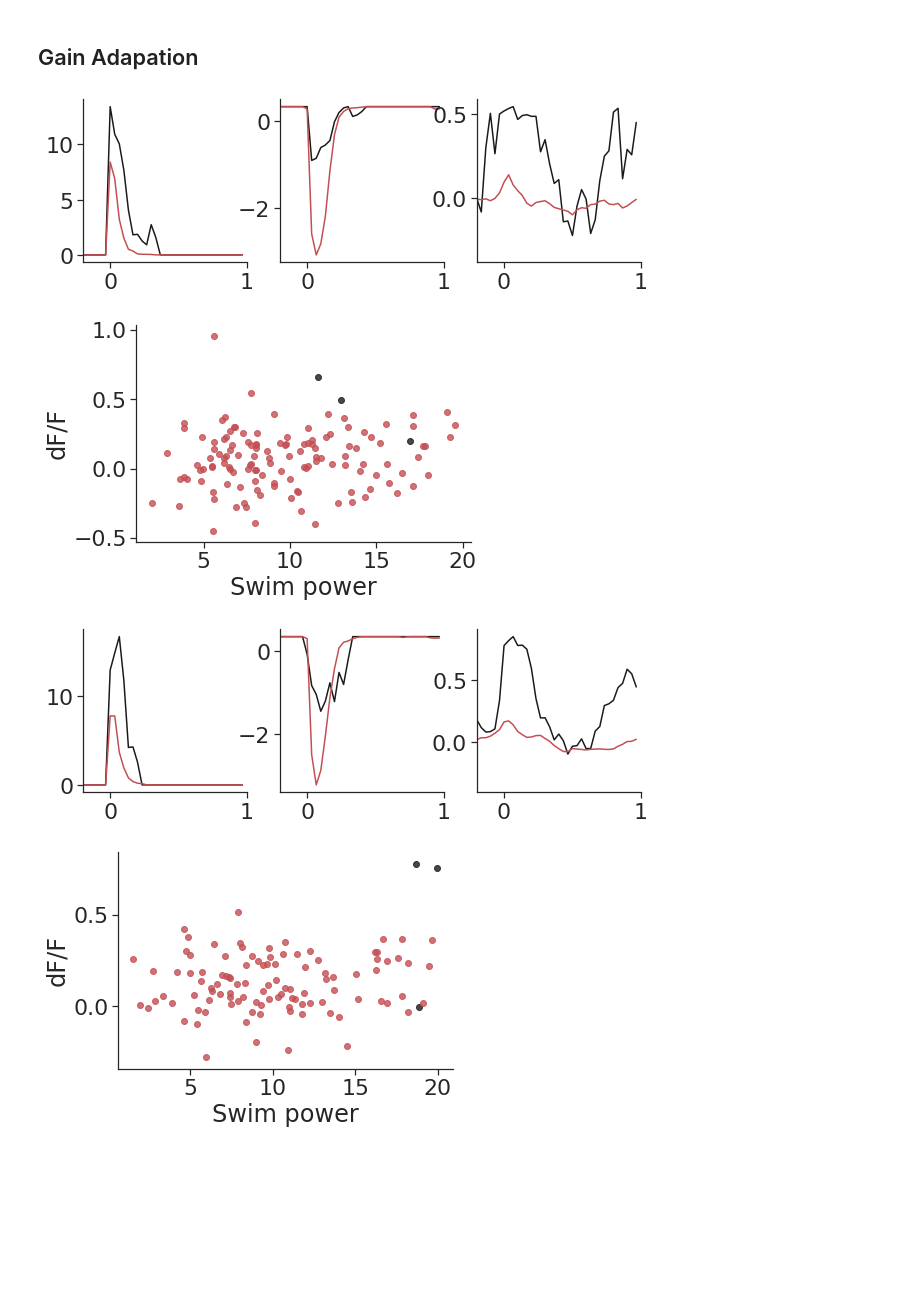
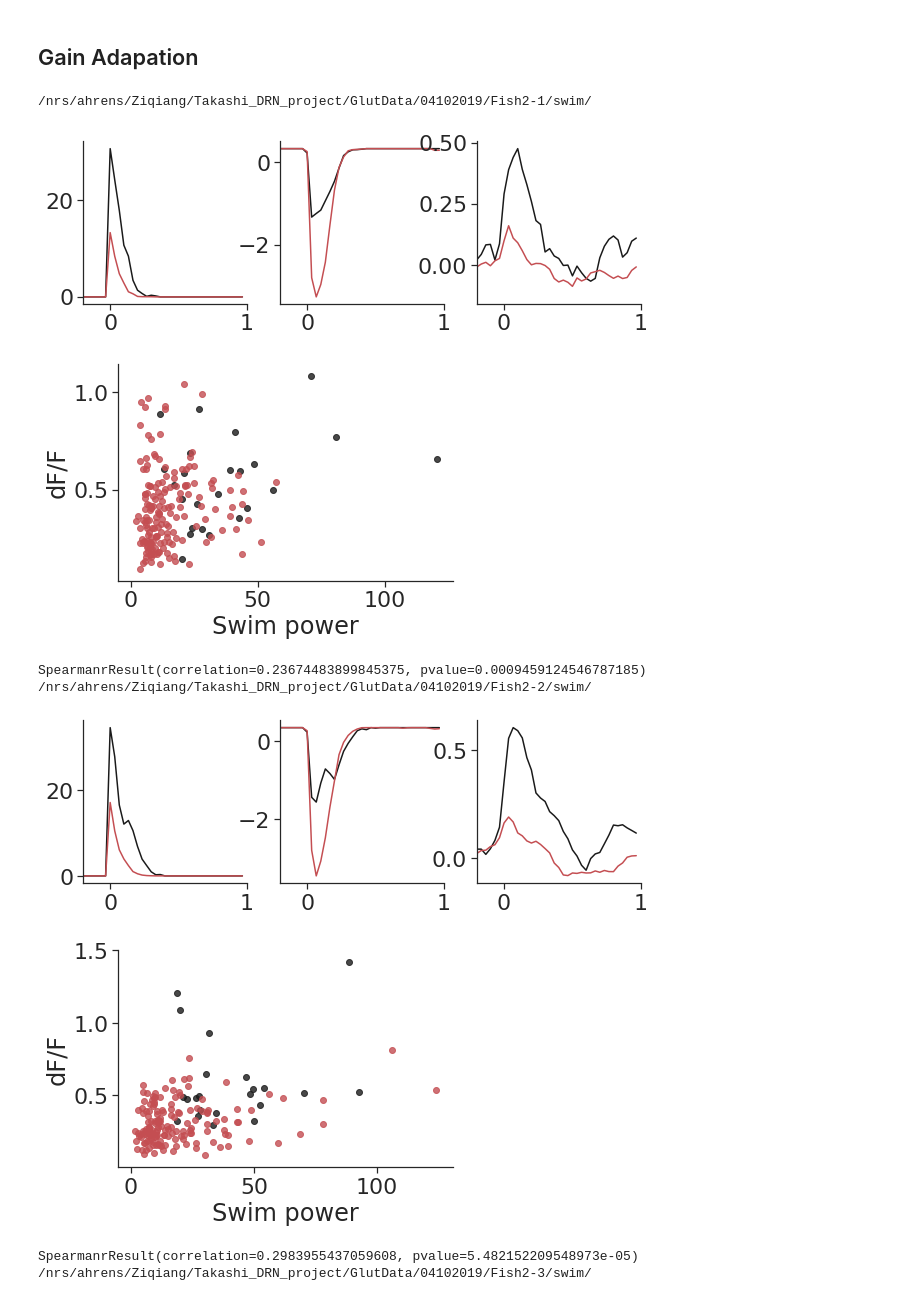
Before and after one commit to zqwei/DRN_voltage_analysis, a Jupyter notebook: Notebooks/glu_gain_task_fishes.ipynb, the cells around one changed output. Drawn from its saved outputs; the diff is of its cells as text; code cells hidden in the pictures; blank space fills up the shorter version.

Commit message:
update analysis for glut imaging

```diff
--- a/Notebooks/glu_gain_task_fishes.ipynb
+++ b/Notebooks/glu_gain_task_fishes.ipynb
@@ -36,6 +34,7 @@ color_list = ['k', 'r', 'b']
 # %%
 vel_list = []
 power_list = []
+power_con_list = []
 fish_list = []
 # %%
 for index, row in dat_xls_file.iterrows():
@@ -128,7 +127,7 @@ for index, row in dat_xls_file.iterrows():
                 pswim_pre[ns] = np.sqrt(l_swim**2 + r_swim**2)*100000
                 vis_pre[ns] = -frame_stimParams[0,(pre_swim-t_pre):(pre_swim+t_post)]*10000
         valid_ = pswim_[:, -t_valid:].sum(axis=-1)==0
-        valid_ = valid_ & (pswim_.max(axis=-1)<20)
+        valid_ = valid_ & (pswim_.max(axis=-1)<20) # results hold as it changed to 100
         valid_ = valid_ & (pswim_[:, :t_pre].sum(axis=-1)==0)
         valid_ = valid_ & (np.isnan(pswim_pre).sum(axis=-1)==0)
         dff_list.append(dff_[valid_])
@@ -137,18 +136,18 @@ for index, row in dat_xls_file.iterrows():
         ppswim_list.append(pswim_pre[valid_])
         pvis_list.append(vis_pre[valid_])
 
-#     fig, ax = plt.subplots(1, 3, figsize=(10, 3))
-#     ax = ax.flatten()
-#     color_list = ['k', 'r', 'b']
-#     for n in range(3):
-#         ax[0].plot(np.arange(-t_pre, t_post)/frame_rate, pswim_list[n].mean(axis=0), color_list[n])
-#         ax[1].plot(np.arange(-t_pre, t_post)/frame_rate, vis_list[n].mean(axis=0), color_list[n])
-#         ax[2].plot(np.arange(-t_pre, t_post)/frame_rate, dff_list[n].mean(axis=0).mean(axis=-1)*100, color_list[n])
-#     sns.despine()
-#     ax[0].set_xlim([-0.2, 1.0])
-#     ax[1].set_xlim([-0.2, 1.0])
-#     ax[2].set_xlim([-0.2, 1.0])
-#     plt.show()
+    fig, ax = plt.subplots(1, 3, figsize=(10, 3))
+    ax = ax.flatten()
+    color_list = ['k', 'r', 'b']
+    for n in range(3):
+        ax[0].plot(np.arange(-t_pre, t_post)/frame_rate, pswim_list[n].mean(axis=0), color_list[n])
+        ax[1].plot(np.arange(-t_pre, t_post)/frame_rate, vis_list[n].mean(axis=0), color_list[n])
+        ax[2].plot(np.arange(-t_pre, t_post)/frame_rate, dff_list[n].mean(axis=0).mean(axis=-1)*100, color_list[n])
+    sns.despine()
+    ax[0].set_xlim([-0.2, 1.0])
+    ax[1].set_xlim([-0.2, 1.0])
+    ax[2].set_xlim([-0.2, 1.0])
+    plt.show()
 
     fish_list.append(folder+fish[:5])
     tmp1 = []
@@ -163,14 +162,16 @@ for index, row in dat_xls_file.iterrows():
 
     tmp1 = []
     tmp2 = []
+    tmp_list = []
     for n in range(3):
         ave_dff = dff_list[n].mean(axis=-1)*100
         v_ = -(vis_list[n][:, :].min(axis=-1))
         p_ = pswim_list[n][:, :].max(axis=-1)
         d_ = ave_dff[:, t_pre-2:t_pre+2].mean(axis=-1)
         tmp1.append(p_)
-        # tmp1.append(v_)
         tmp2.append(d_)
+        tmp_list.append(spearmanr(p_, d_))
+    power_con_list.append(np.array(tmp_list))
 #         plt.scatter(v_, d_, c=color_list[n], label=f'Gain #{n}', alpha=0.8)
 #     plt.xlabel('Swim power')
 #     plt.ylabel('dF/F')
@@ -339,0 +211,8 @@ for index, row in dat_xls_file.iterrows():
+# %%
+power_list_ = np.array(power_con_list)
+for n in range(3):
+    sns.distplot(power_list_[:, n, 0], bins=np.arange(-0.3, 0.65, 0.05), kde=False)
+    print((power_list_[:, n, 1]<0.05).mean())
+    plt.ylabel('Counts')
+    plt.xlabel('Correlation df/f-swim power')
+    plt.show()
@@ -342,7 +228,7 @@ for index, row in dat_xls_file.iterrows():
 # %%
 frame_rate = 30
 t_pre = 20
-t_post = 10 # 1 sec according to frame-rate
+t_post = 30 # 1 sec according to frame-rate
 t_flat = 15
 t_valid = 16
 color_list = ['k', 'r', 'b']
@@ -367,6 +253,7 @@ for index, row in dat_xls_file.iterrows():
 
     swm_dir = dat_folder+f'{folder}/{fish}/swim/'
     img_dir = rootDir+f'{folder}/{fish}/Registered'
+    print(swm_dir)
 
     # get valid swim data
     frame_stimParams = np.load(swm_dir+'frame_stimParams.npy', allow_pickle=True)[()];
@@ -461,35 +348,41 @@ for index, row in dat_xls_file.iterrows():
     ax[1].set_xlim([-0.2, 1.0])
     ax[2].set_xlim([-0.2, 1.0])
     plt.show()
 
     fish_list.append(folder+fish[:5])
     tmp1 = []
     tmp2 = []
     for n in range(2):
         ave_dff = dff_list[n].mean(axis=-1)*100
         v_ = -(vis_list[n][:, :].min(axis=-1))
         d_ = ave_dff[:, t_pre+6:t_pre+10].mean(axis=-1)
         tmp1.append(v_)
         tmp2.append(d_)
     vel_list.append(spearmanr(np.concatenate(tmp1), np.concatenate(tmp2)))
 
     tmp1 = []
     tmp2 = []
     for n in range(2):
         ave_dff = dff_list[n].mean(axis=-1)*100
         p_ = pswim_list[n][:, :].max(axis=-1)
-        d_ = ave_dff[:, t_pre-2:t_pre+2].mean(axis=-1)
+        d_ = np.percentile(ave_dff, 95, axis=-1)# ave_dff[:, t_pre-2:t_pre+2].mean(axis=-1)
         tmp1.append(p_)
         tmp2.append(d_)
         plt.scatter(p_, d_, c=color_list[n], label=f'Gain #{n}', alpha=0.8)
     plt.xlabel('Swim power')
     plt.ylabel('dF/F')
     # plt.legend()
     sns.despine()
     plt.show()
+    print(spearmanr(np.concatenate(tmp1), np.concatenate(tmp2)))
     power_list.append(spearmanr(np.concatenate(tmp1), np.concatenate(tmp2)))
 # %% [output]
+/nrs/ahrens/Ziqiang/Takashi_DRN_project/GlutData/04102019/Fish2-1/swim/
-[figure, old version]
+[figure, new version]
-[figure, old version]
+[figure, new version]
+SpearmanrResult(correlation=0.23674483899845375, pvalue=0.0009459124546787185)
+/nrs/ahrens/Ziqiang/Takashi_DRN_project/GlutData/04102019/Fish2-2/swim/
-[figure, old version]
+[figure, new version]
-[figure, old version]
+[figure, new version]
+SpearmanrResult(correlation=0.2983955437059608, pvalue=5.482152209548973e-05)
+/nrs/ahrens/Ziqiang/Takashi_DRN_project/GlutData/04102019/Fish2-3/swim/
```
Also changed, not shown: parts of 9 cells of this notebook, 2 other files.
